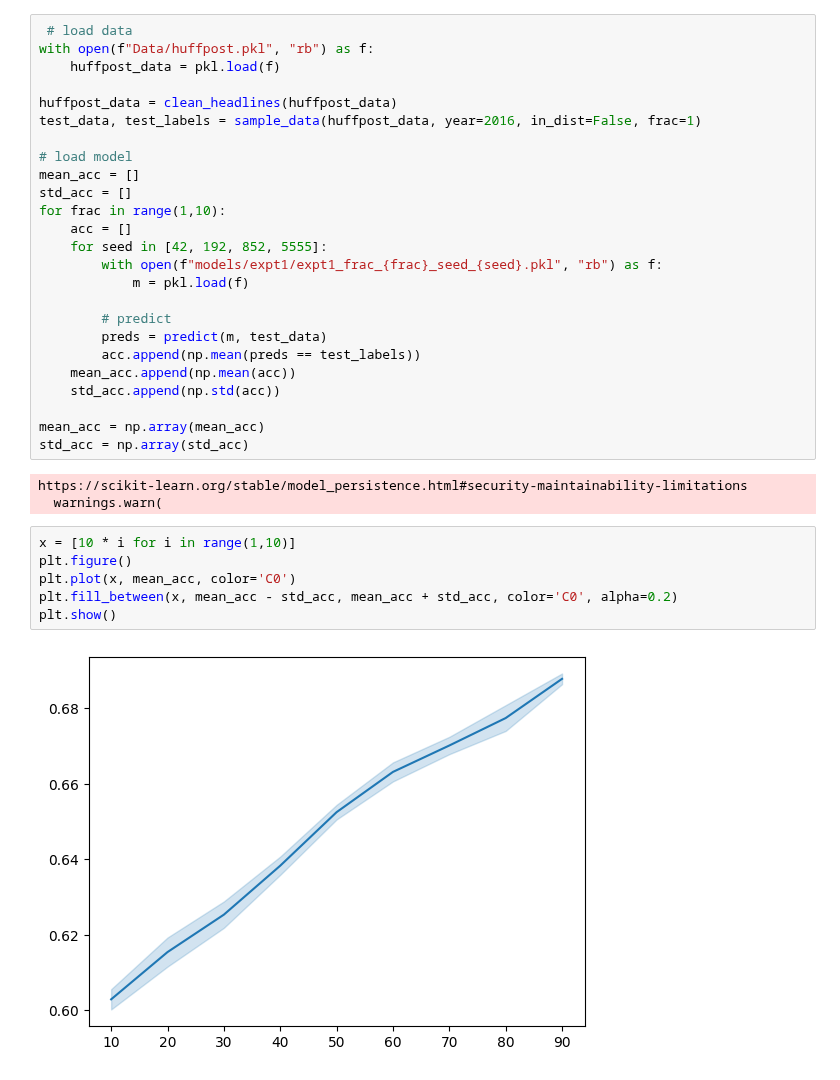
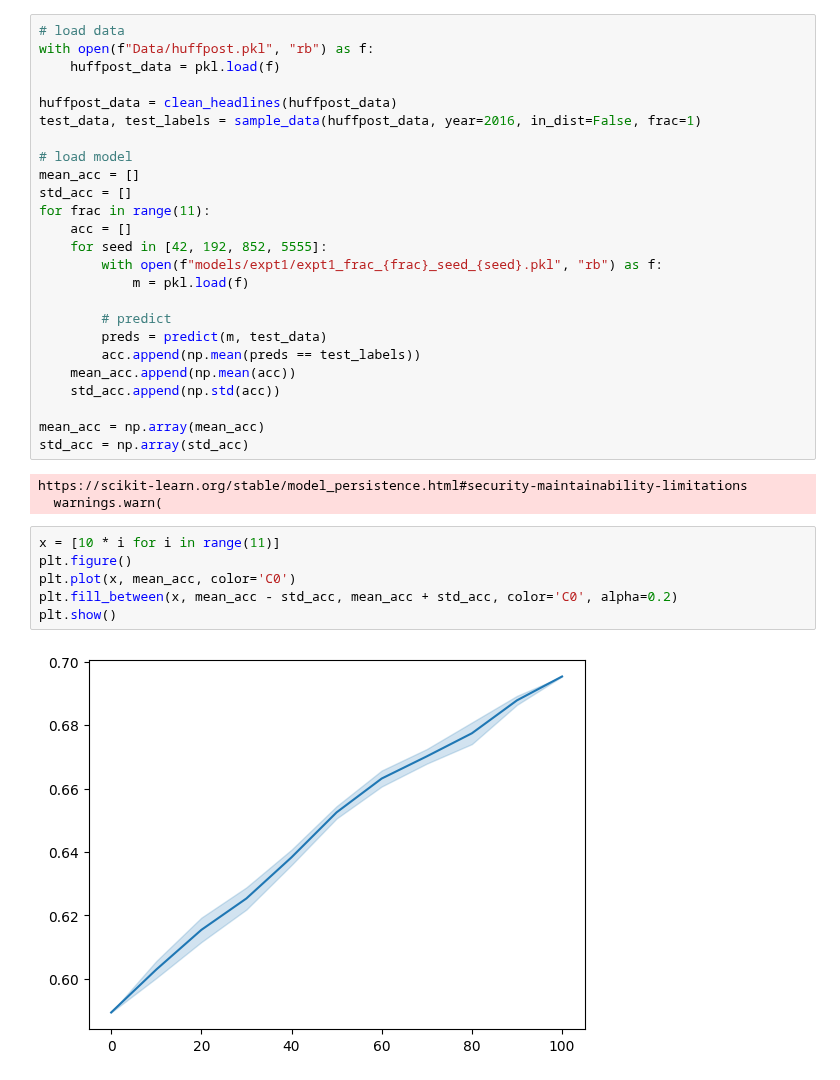
Before and after one commit to microsoft/augmented-interpretable-models, a Jupyter notebook: experimental/huffpost/expt1.ipynb, the cells around one changed output. Cells and saved outputs as stored; diff of their text form.

```diff
--- a/experimental/huffpost/expt1.ipynb
+++ b/experimental/huffpost/expt1.ipynb
@@ -49,7 +46,7 @@ def _predict_cached(model, X, warn):
 
     return np.array(preds)
 # %%
- # load data
+# load data
 with open(f"Data/huffpost.pkl", "rb") as f:
     huffpost_data = pkl.load(f)
 
@@ -59,7 +56,7 @@ test_data, test_labels = sample_data(huffpost_data, year=2016, in_dist=False, fr
 # load model
 mean_acc = []
 std_acc = []
-for frac in range(1,10):
+for frac in range(11):
     acc = []
     for seed in [42, 192, 852, 5555]:
         with open(f"models/expt1/expt1_frac_{frac}_seed_{seed}.pkl", "rb") as f:
@@ -77,10 +74,10 @@ std_acc = np.array(std_acc)
 https://scikit-learn.org/stable/model_persistence.html#security-maintainability-limitations
   warnings.warn(
 # %%
-x = [10 * i for i in range(1,10)]
+x = [10 * i for i in range(11)]
 plt.figure()
 plt.plot(x, mean_acc, color='C0')
 plt.fill_between(x, mean_acc - std_acc, mean_acc + std_acc, color='C0', alpha=0.2)
 plt.show()
 # %% [output]
-[figure, old version]
+[figure, new version]
```
Also changed, not shown: parts of 1 cell of this notebook, 5 other files.
